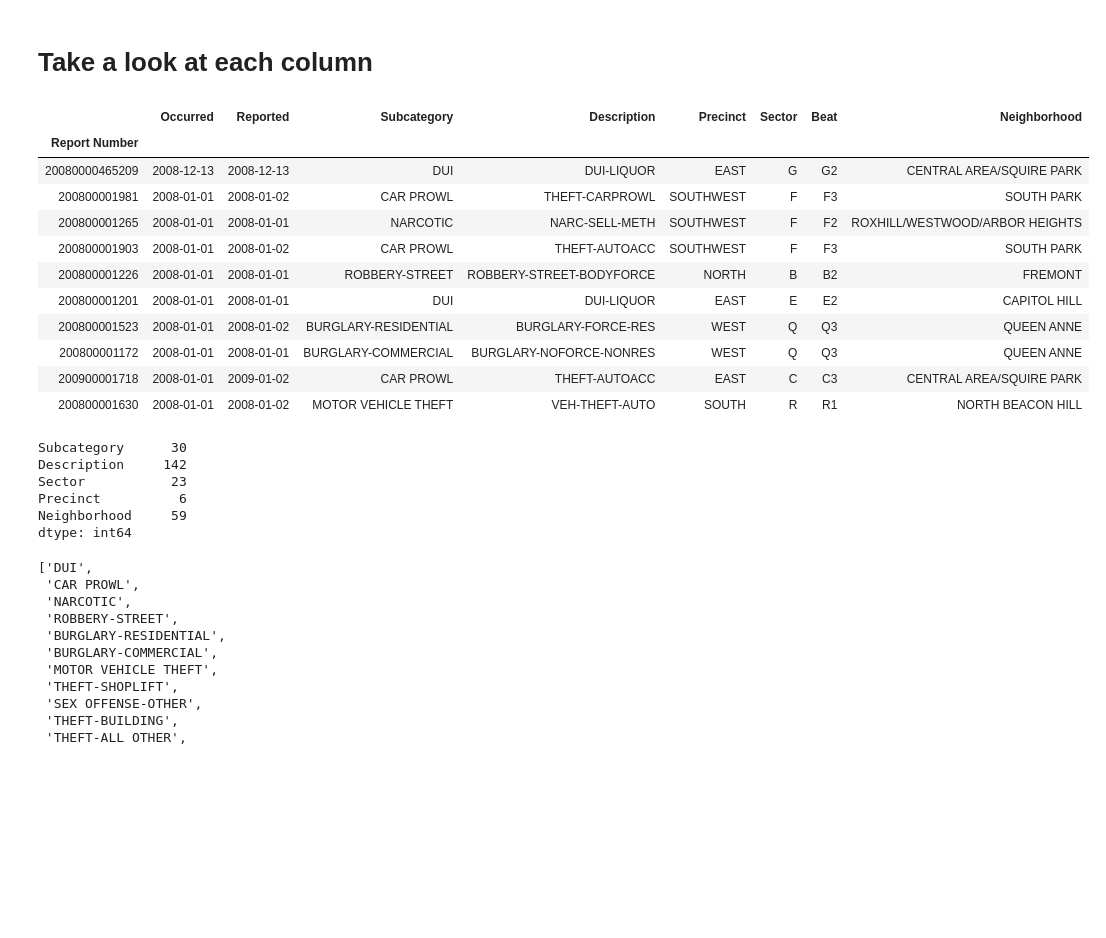
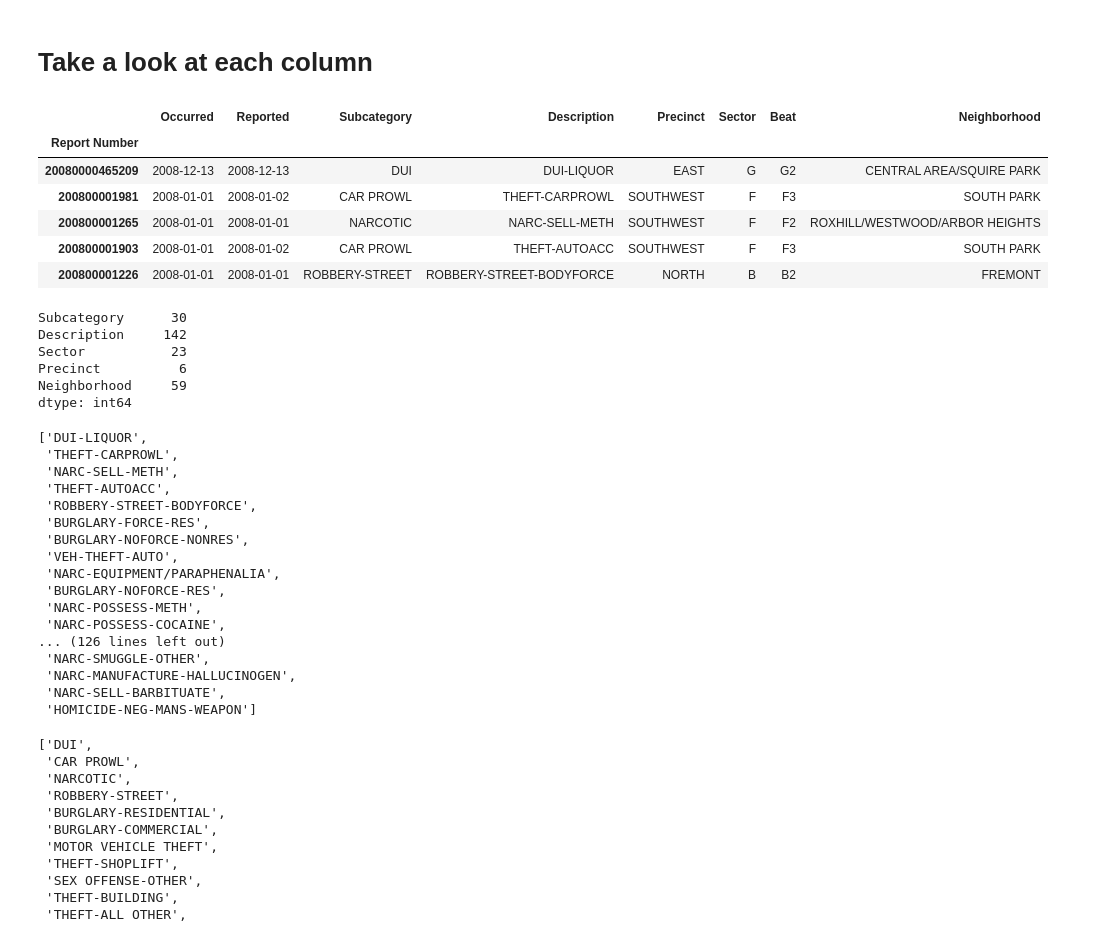
Before and after one commit to orbitse/garbanzo, a Jupyter notebook: crime_stats/crime_more_data.ipynb, the cells around one changed output. Saved outputs shown, nothing was run; the diff lists cells and outputs as text; code cells hidden in the pictures; blank space fills up the shorter version.

```diff
--- a/crime_stats/crime_more_data.ipynb
+++ b/crime_stats/crime_more_data.ipynb
@@ -59,20 +59,15 @@ df = rdf.copy()
 # %% [markdown]
 # Take a look at each column
 # %%
-df.head(10)
+df.head()
 # %% [output]
 |  | Occurred | Reported | Subcategory | Description | Precinct | Sector | Beat | Neighborhood |
 | Report Number |  |  |  |  |  |  |  |  |
 | 20080000465209 | 2008-12-13 | 2008-12-13 | DUI | DUI-LIQUOR | EAST | G | G2 | CENTRAL AREA/SQUIRE PARK |
 | 200800001981 | 2008-01-01 | 2008-01-02 | CAR PROWL | THEFT-CARPROWL | SOUTHWEST | F | F3 | SOUTH PARK |
 | 200800001265 | 2008-01-01 | 2008-01-01 | NARCOTIC | NARC-SELL-METH | SOUTHWEST | F | F2 | ROXHILL/WESTWOOD/ARBOR HEIGHTS |
 | 200800001903 | 2008-01-01 | 2008-01-02 | CAR PROWL | THEFT-AUTOACC | SOUTHWEST | F | F3 | SOUTH PARK |
 | 200800001226 | 2008-01-01 | 2008-01-01 | ROBBERY-STREET | ROBBERY-STREET-BODYFORCE | NORTH | B | B2 | FREMONT |
-| 200800001201 | 2008-01-01 | 2008-01-01 | DUI | DUI-LIQUOR | EAST | E | E2 | CAPITOL HILL |
-| 200800001523 | 2008-01-01 | 2008-01-02 | BURGLARY-RESIDENTIAL | BURGLARY-FORCE-RES | WEST | Q | Q3 | QUEEN ANNE |
-| 200800001172 | 2008-01-01 | 2008-01-01 | BURGLARY-COMMERCIAL | BURGLARY-NOFORCE-NONRES | WEST | Q | Q3 | QUEEN ANNE |
-| 200900001718 | 2008-01-01 | 2009-01-02 | CAR PROWL | THEFT-AUTOACC | EAST | C | C3 | CENTRAL AREA/SQUIRE PARK |
-| 200800001630 | 2008-01-01 | 2008-01-02 | MOTOR VEHICLE THEFT | VEH-THEFT-AUTO | SOUTH | R | R1 | NORTH BEACON HILL |
 # %%
 df[['Subcategory', 'Description', 'Sector', 'Precinct', 'Neighborhood']].nunique()
 # %% [output]
@@ -82,6 +77,27 @@ Sector           23
 Precinct          6
 Neighborhood     59
 dtype: int64
+# %%
+descriptions = list(df['Description'].unique())
+descriptions
+# %% [output]
+['DUI-LIQUOR',
+ 'THEFT-CARPROWL',
+ 'NARC-SELL-METH',
+ 'THEFT-AUTOACC',
+ 'ROBBERY-STREET-BODYFORCE',
+ 'BURGLARY-FORCE-RES',
+ 'BURGLARY-NOFORCE-NONRES',
+ 'VEH-THEFT-AUTO',
+ 'NARC-EQUIPMENT/PARAPHENALIA',
+ 'BURGLARY-NOFORCE-RES',
+ 'NARC-POSSESS-METH',
+ 'NARC-POSSESS-COCAINE',
+... (126 lines left out)
+ 'NARC-SMUGGLE-OTHER',
+ 'NARC-MANUFACTURE-HALLUCINOGEN',
+ 'NARC-SELL-BARBITUATE',
+ 'HOMICIDE-NEG-MANS-WEAPON']
 # %%
 subcategories = list(df['Subcategory'].unique())
 subcategories
```
Also changed, not shown: parts of 44 cells of this notebook.
